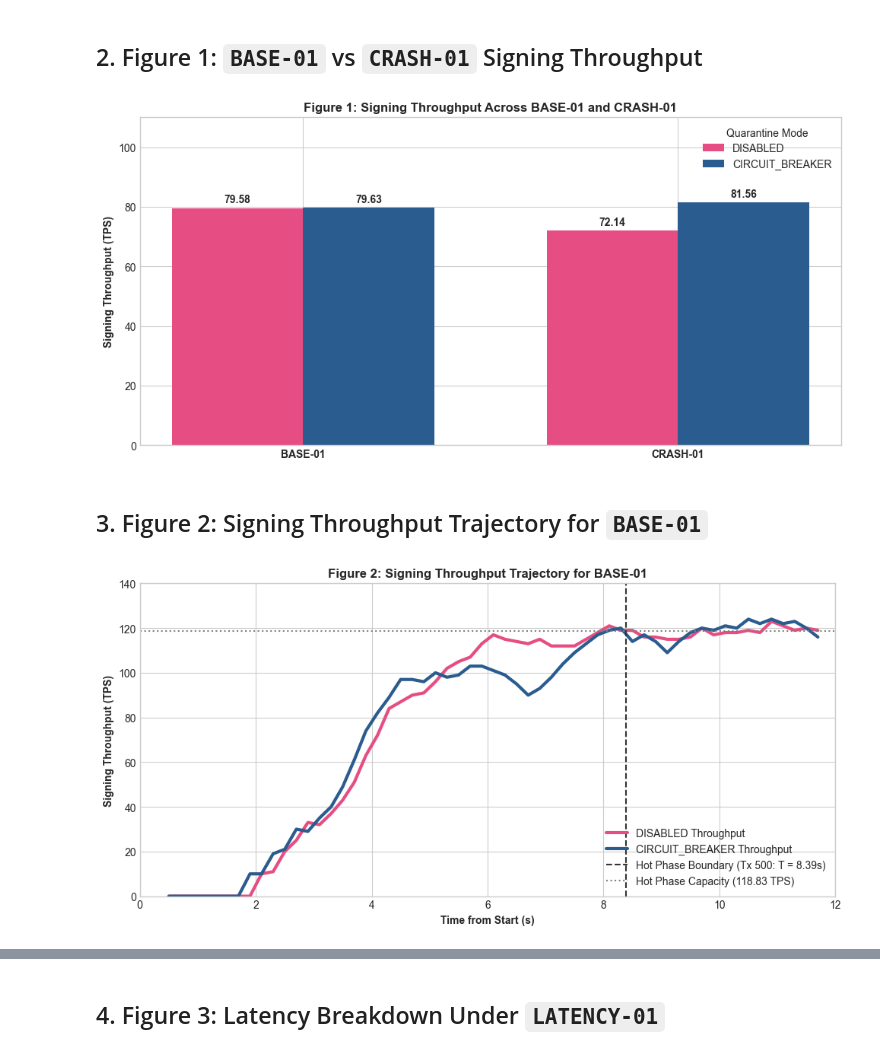
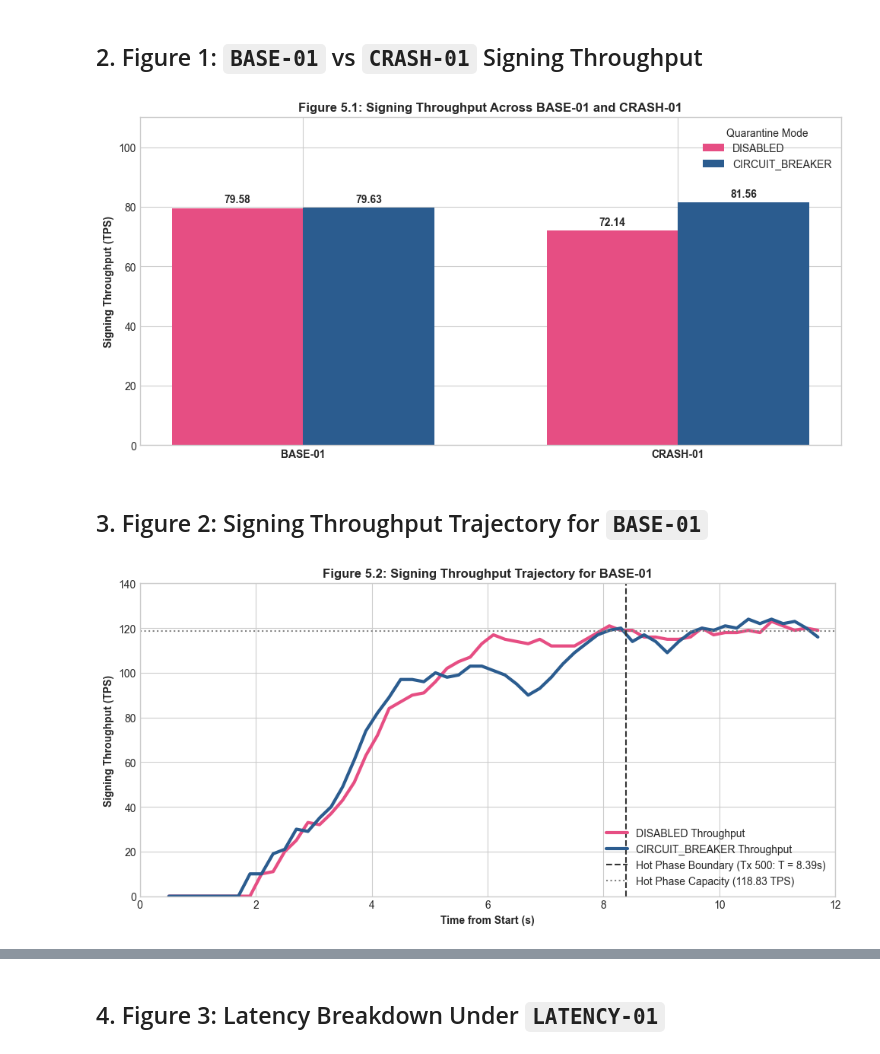
Before and after one commit to kk24acn/msc-thesis, a Jupyter notebook: faultlab/notebooks/evaluation/01_baseline.ipynb, the cells around one changed output, grey strips where cells are left out. Saved outputs shown, nothing was run; the diff lists cells and outputs as text; code cells hidden in the pictures.

```diff
--- a/faultlab/notebooks/evaluation/01_baseline.ipynb
+++ b/faultlab/notebooks/evaluation/01_baseline.ipynb
@@ -72,35 +70,35 @@ def fig_1():
 
     base_medians = {m: float(pd.Series(runs[m]).median()) if runs[m] else 0 for m in ["DISABLED", "CIRCUIT_BREAKER"]}
     crash_medians = {m: float(crash_df.loc[crash_df["Quarantine Mode"] == m, "Signing Throughput (TPS)"].iloc[0]) for m in ["DISABLED", "CIRCUIT_BREAKER"]}
 
     fig, ax = plt.subplots(figsize=(10, 5))
     tests = ["BASE-01", "CRASH-01"]
     x = np.arange(len(tests), dtype=float)
     width = 0.35
 
     disabled_vals = [base_medians["DISABLED"], crash_medians["DISABLED"]]
     cb_vals = [base_medians["CIRCUIT_BREAKER"], crash_medians["CIRCUIT_BREAKER"]]
 
     rects1 = ax.bar(x - width/2, disabled_vals, width, label="DISABLED", color=QUARANTINE_COLORS["DISABLED"])
     rects2 = ax.bar(x + width/2, cb_vals, width, label="CIRCUIT_BREAKER", color=QUARANTINE_COLORS["CIRCUIT_BREAKER"])
 
-    ax.set_title("Figure 1: Signing Throughput Across BASE-01 and CRASH-01", fontweight="bold")
+    ax.set_title("Figure 5.1: Signing Throughput Across BASE-01 and CRASH-01", fontweight="bold")
     ax.set_ylabel("Signing Throughput (TPS)", fontweight="bold")
     ax.set_xticks(x)
     ax.set_xticklabels(tests, fontweight="bold")
     ax.set_ylim(0, 110)
     ax.legend(loc="upper right", title="Quarantine Mode")
 
     ax.bar_label(rects1, fmt="%.2f", padding=3, fontweight="bold")
     ax.bar_label(rects2, fmt="%.2f", padding=3, fontweight="bold")
 
     plt.tight_layout()
     plt.savefig(FIGURES_DIR.joinpath("FIG_1_Baseline_Throughput.pdf"), dpi=300, bbox_inches="tight")
     plt.show()
 
 fig_1()
 # %% [output]
-[figure, old version]
+[figure, new version]
 # %% [markdown]
 ## 3. Figure 2: Signing Throughput Trajectory for `BASE-01`
 # %%
@@ -134,7 +132,7 @@ def fig_2():
     ax.axvline(x=t500_med, color="#333333", linestyle="--", linewidth=1.5, label=f"Hot Phase Boundary (Tx 500: T = {t500_med}s)")
     ax.axhline(y=TPS_HOT, color="gray", linestyle=":", linewidth=1.5, label=f"Hot Phase Capacity ({TPS_HOT} TPS)")
 
-    ax.set_title("Figure 2: Signing Throughput Trajectory for BASE-01", fontweight="bold")
+    ax.set_title("Figure 5.2: Signing Throughput Trajectory for BASE-01", fontweight="bold")
     ax.set_xlabel("Time from Start (s)", fontweight="bold")
     ax.set_ylabel("Signing Throughput (TPS)", fontweight="bold")
     ax.set_xlim(0, 12.0)
@@ -147,4 +145,4 @@ def fig_2():
 
 fig_2()
 # %% [output]
-[figure, old version]
+[figure, new version]
```
Also changed, not shown: parts of 5 cells of this notebook, 19 other files.
